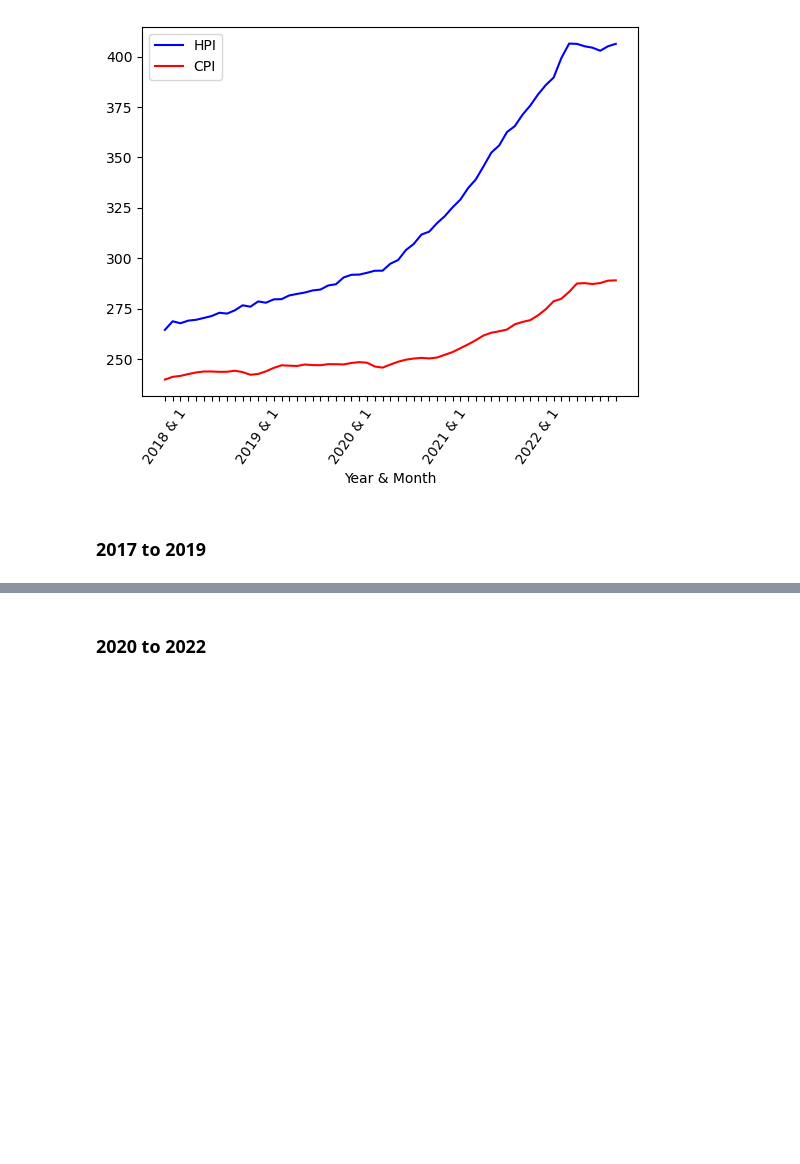
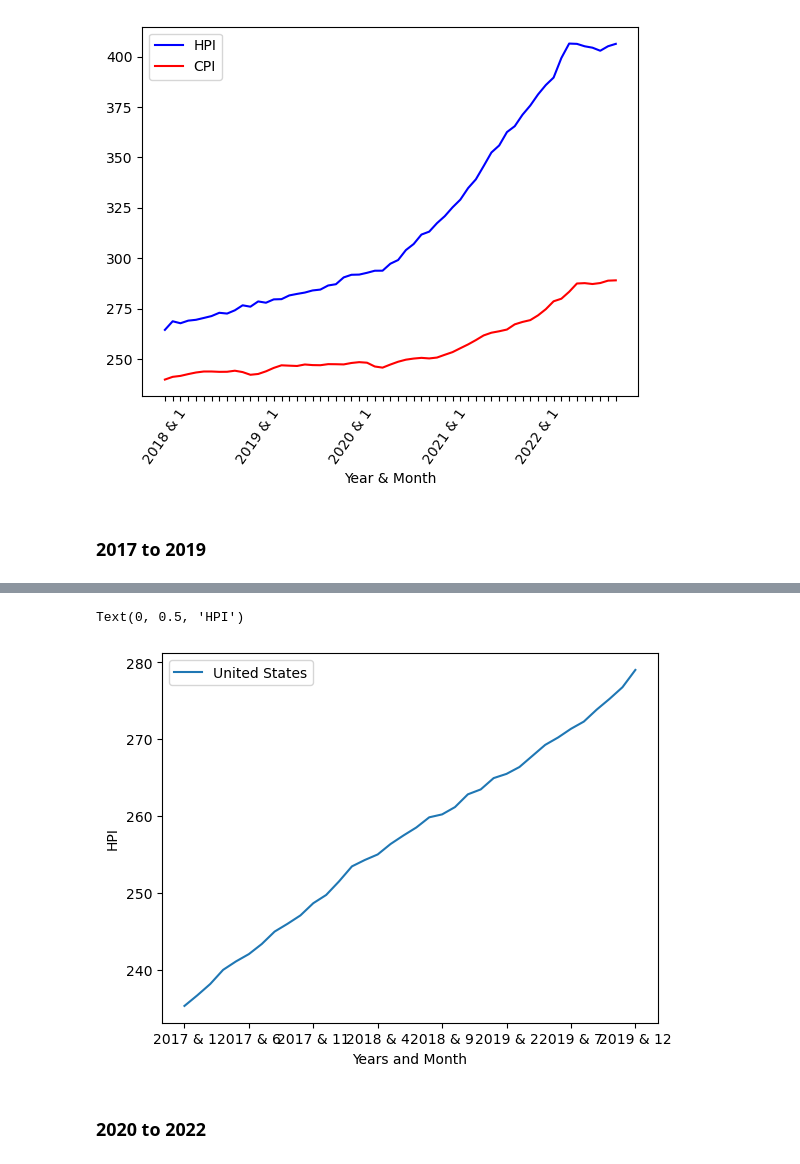
Before and after one commit to wpreeti/Group-8_Project, a Jupyter notebook: HpiCpi_viz/hpi_cpi_viz.ipynb, the cells around one changed output, grey strips where cells are left out. Saved outputs shown, nothing was run; the diff lists cells and outputs as text; code cells hidden in the pictures; blank space fills up the shorter version.

Commit message:
Committing Pandas plot for pre-covid graph

```diff
--- a/HpiCpi_viz/hpi_cpi_viz.ipynb
+++ b/HpiCpi_viz/hpi_cpi_viz.ipynb
@@ -213,3 +210,22 @@ See the caveats in the documentation: https://pandas.pydata.org/pandas-docs/stab
+# %%
+# convert df column values into array for visualization
+years_and_month = us_hpi_monthly2['Year & Month2'].to_numpy()
+america_data = us_hpi_monthly2['Index (SA)'].to_numpy()
+# %%
+# Line plot for 2017 to 2019
+
+pre_covid_df = pd.DataFrame({
+    'United States': america_data,
+    }, index = years_and_month)
+
+pre_covid_plot = pre_covid_df.plot.line()
+pre_covid_plot.set_xlabel("Years and Month")
+pre_covid_plot.set_ylabel("HPI")
+
+# Need to get ticks on the x- axis like the visual above representing each month in the year.
+# %% [output]
+Text(0, 0.5, 'HPI')
+[figure, added]
 # %% [markdown]
 ### 2020 to 2022
 # %%
```
Also changed, not shown: parts of 5 cells of this notebook.
